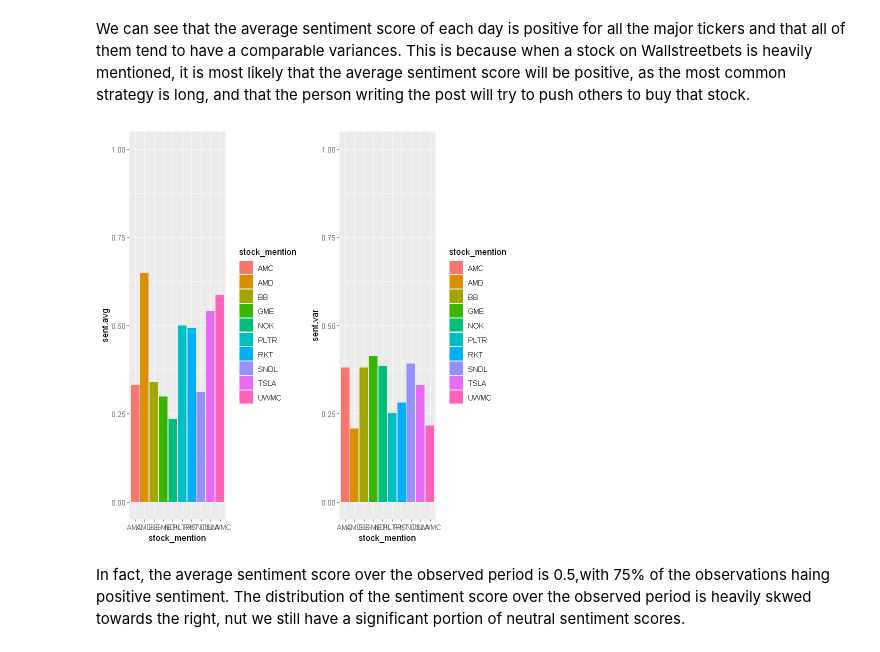
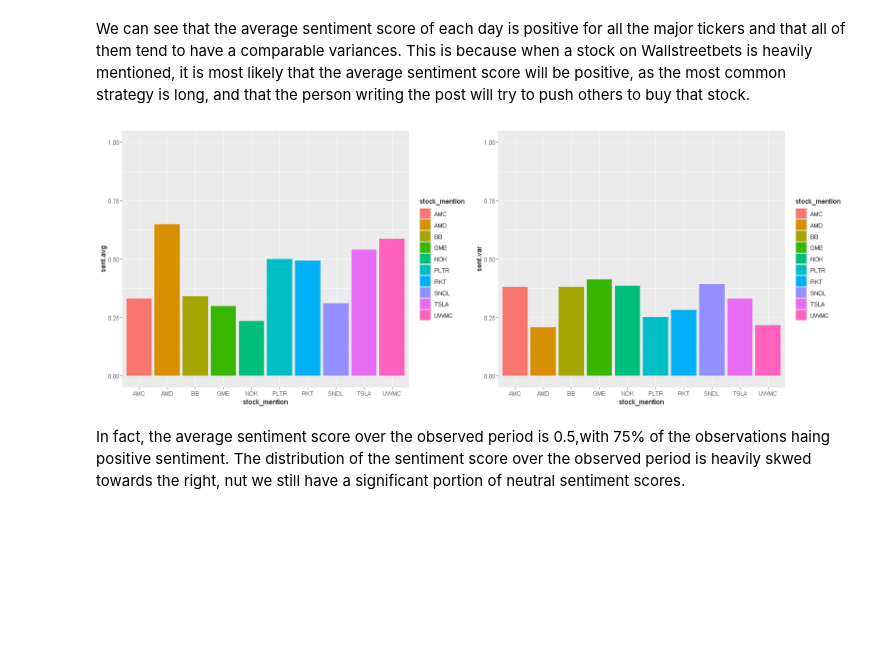
Before and after one commit to Fabio-Rossi-Hub/MemeStock-Returns-Sentiment-Forecasting, a Jupyter notebook: notebooks/sentiment_analysis.ipynb, the cells around one changed output. Cells and saved outputs as stored; diff of their text form; code cells hidden in the pictures; blank space fills up the shorter version.

Commit message:
plot fix

```diff
--- a/notebooks/sentiment_analysis.ipynb
+++ b/notebooks/sentiment_analysis.ipynb
@@ -39,12 +39,13 @@ plot_df_a <- vader_sentiment %>% select(-c(stock_mention)) %>% distinct()
 # %% [markdown]
 We can see that the average sentiment score of each day is positive for all the major tickers and that all of them tend to have a comparable variances. This is because when a stock on Wallstreetbets is heavily mentioned, it is most likely that the average sentiment score will be positive, as the most common strategy is long, and that the person writing the post will try to push others to buy that stock.
 # %%
+options(repr.plot.width = 16, repr.plot.height = 6)
 plot1 <- ggplot(data = plot_df_b, aes(x = stock_mention)) + geom_col(aes(y = sent.avg, fill = stock_mention)) + coord_cartesian(ylim = c(0, 1))
 plot2 <- ggplot(data = plot_df_b, aes(x = stock_mention)) + geom_col(aes(y = sent.var, fill = stock_mention)) + coord_cartesian(ylim = c(0, 1))
 
 grid.arrange(plot1, plot2, ncol = 2)
 # %% [output]
-[figure, old version]
+[figure, new version]
 # %% [markdown]
 In fact, the average sentiment score over the observed period is 0.5,with 75% of the observations haing positive sentiment. The distribution of the sentiment score over the observed period is heavily skwed towards the right, nut we still have a significant portion of neutral sentiment scores.
 # %%
```
Also changed, not shown: parts of 1 cell of this notebook, 1 other file.
